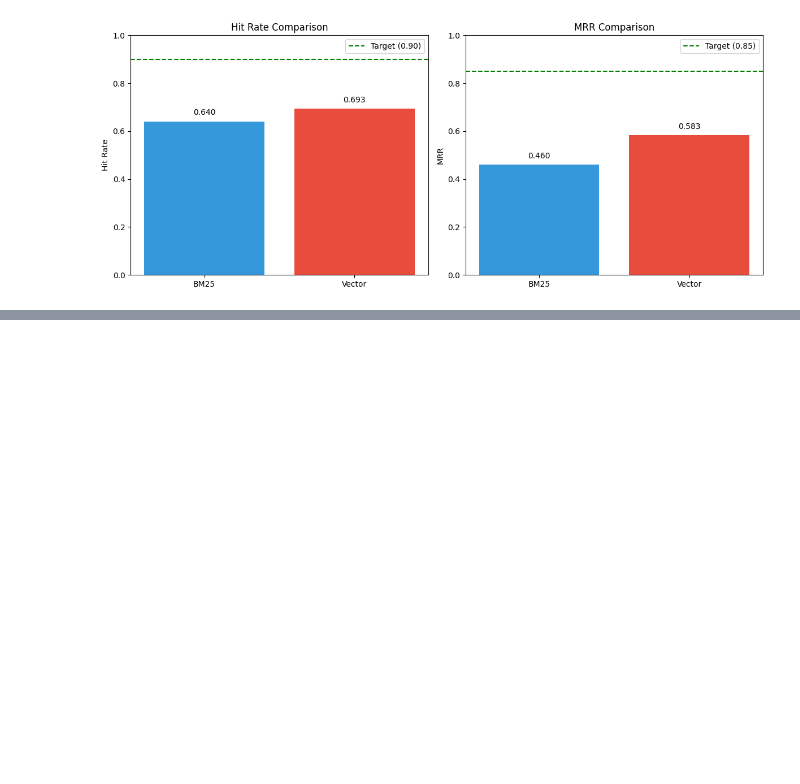
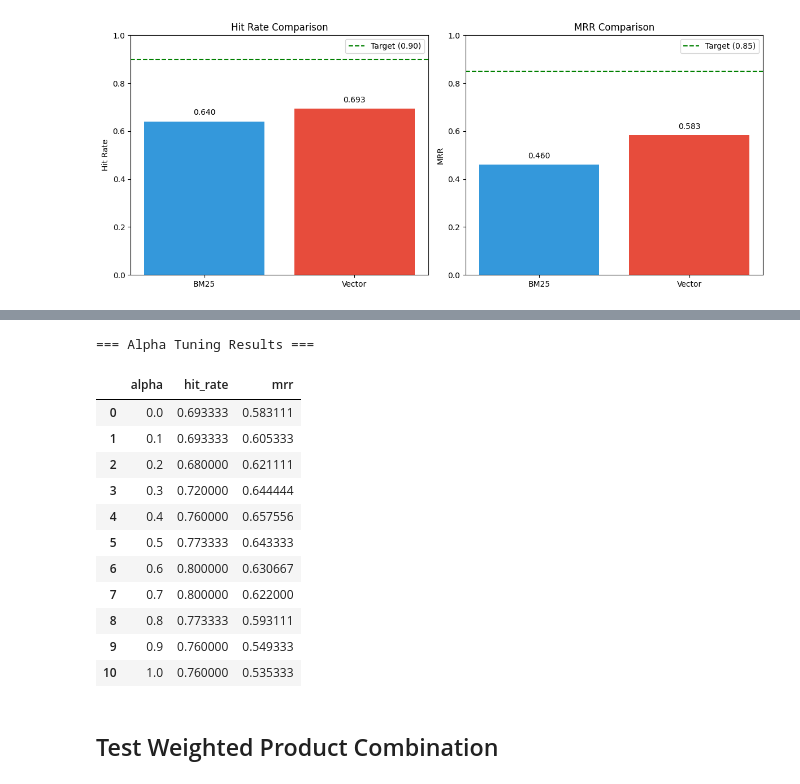
Before and after one commit to Ramsi-K/yoga-assistant-knowledge-rag, a Jupyter notebook: notebooks/retrieval-experiments.ipynb, the cells around one changed output, grey strips where cells are left out. Drawn from its saved outputs; the diff is of its cells as text; code cells hidden in the pictures; blank space fills up the shorter version.

```diff
--- a/notebooks/retrieval-experiments.ipynb
+++ b/notebooks/retrieval-experiments.ipynb
@@ -1629,0 +1878,25 @@ MRR:
+# %%
+# Test different alpha values (0.0 = vector only, 1.0 = BM25 only)
+alpha_values = [0.0, 0.1, 0.2, 0.3, 0.4, 0.5, 0.6, 0.7, 0.8, 0.9, 1.0]
+alpha_results = []
+
+print("Testing weighted combination with different alpha values...\n")
+for alpha in alpha_values:
+    results = evaluate_search(
+        lambda q, top_k: hybrid_search.search_weighted(q, top_k, alpha=alpha),
+        test_queries,
+        top_k=5,
+    )
+
+    alpha_results.append(
+        {
+            "alpha": alpha,
+            "hit_rate": results["metrics"]["hit_rate"],
+            "mrr": results["metrics"]["mrr"],
+        }
+    )
+
+    print(f"alpha={alpha:.1f}")
+    print(f"  Hit Rate: {results['metrics']['hit_rate']:.3f}")
+    print(f"  MRR: {results['metrics']['mrr']:.3f}")
+    print()
@@ -1629,0 +1921,21 @@ MRR:
+# %%
+# Display alpha results
+alpha_df = pd.DataFrame(alpha_results)
+print("=== Alpha Tuning Results ===")
+alpha_df
+# %% [output]
+=== Alpha Tuning Results ===
+|  | alpha | hit_rate | mrr |
+| 0 | 0.0 | 0.693333 | 0.583111 |
+| 1 | 0.1 | 0.693333 | 0.605333 |
+| 2 | 0.2 | 0.680000 | 0.621111 |
+| 3 | 0.3 | 0.720000 | 0.644444 |
+| 4 | 0.4 | 0.760000 | 0.657556 |
+| 5 | 0.5 | 0.773333 | 0.643333 |
+| 6 | 0.6 | 0.800000 | 0.630667 |
+| 7 | 0.7 | 0.800000 | 0.622000 |
+| 8 | 0.8 | 0.773333 | 0.593111 |
+| 9 | 0.9 | 0.760000 | 0.549333 |
+| 10 | 1.0 | 0.760000 | 0.535333 |
+# %% [markdown]
+## Test Weighted Product Combination
```
Also changed, not shown: parts of 27 cells of this notebook, 2 other files.
